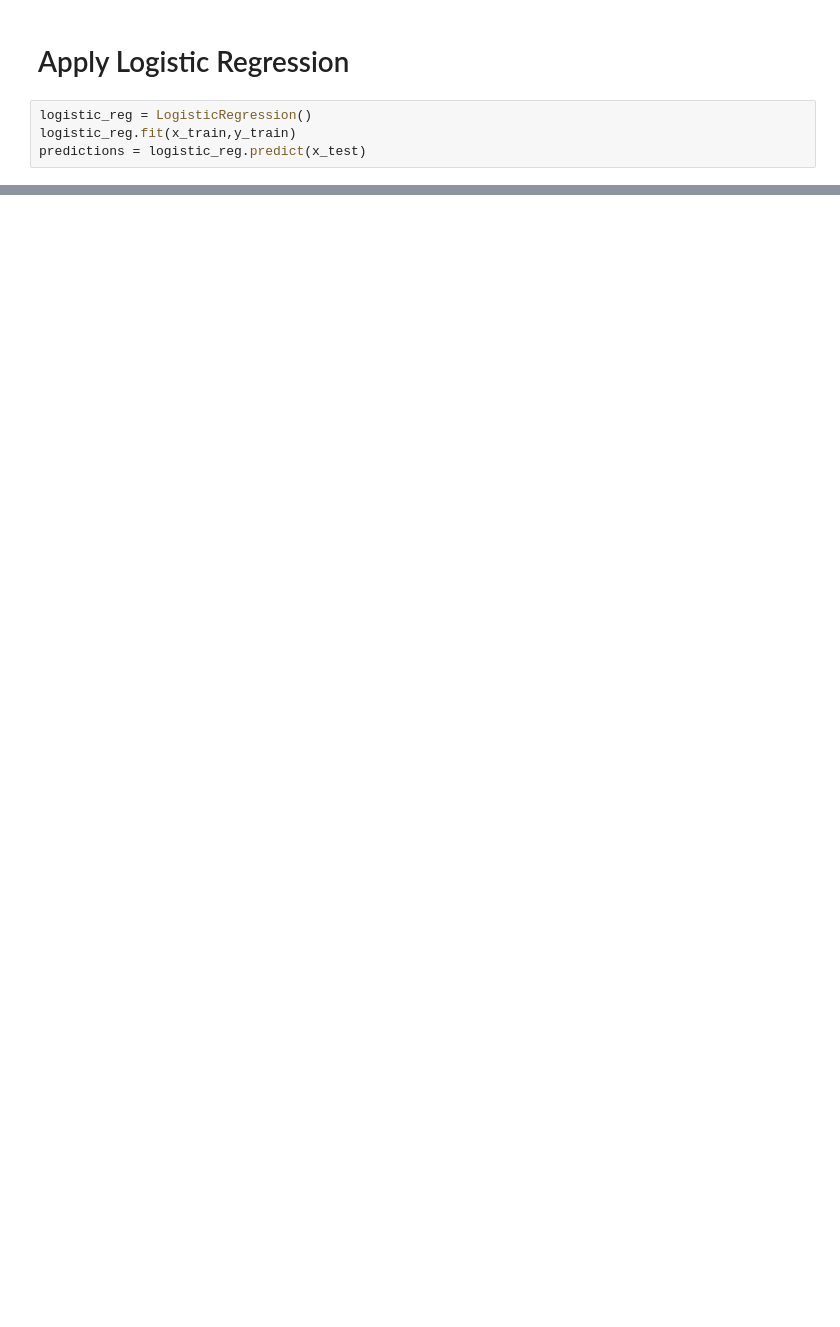
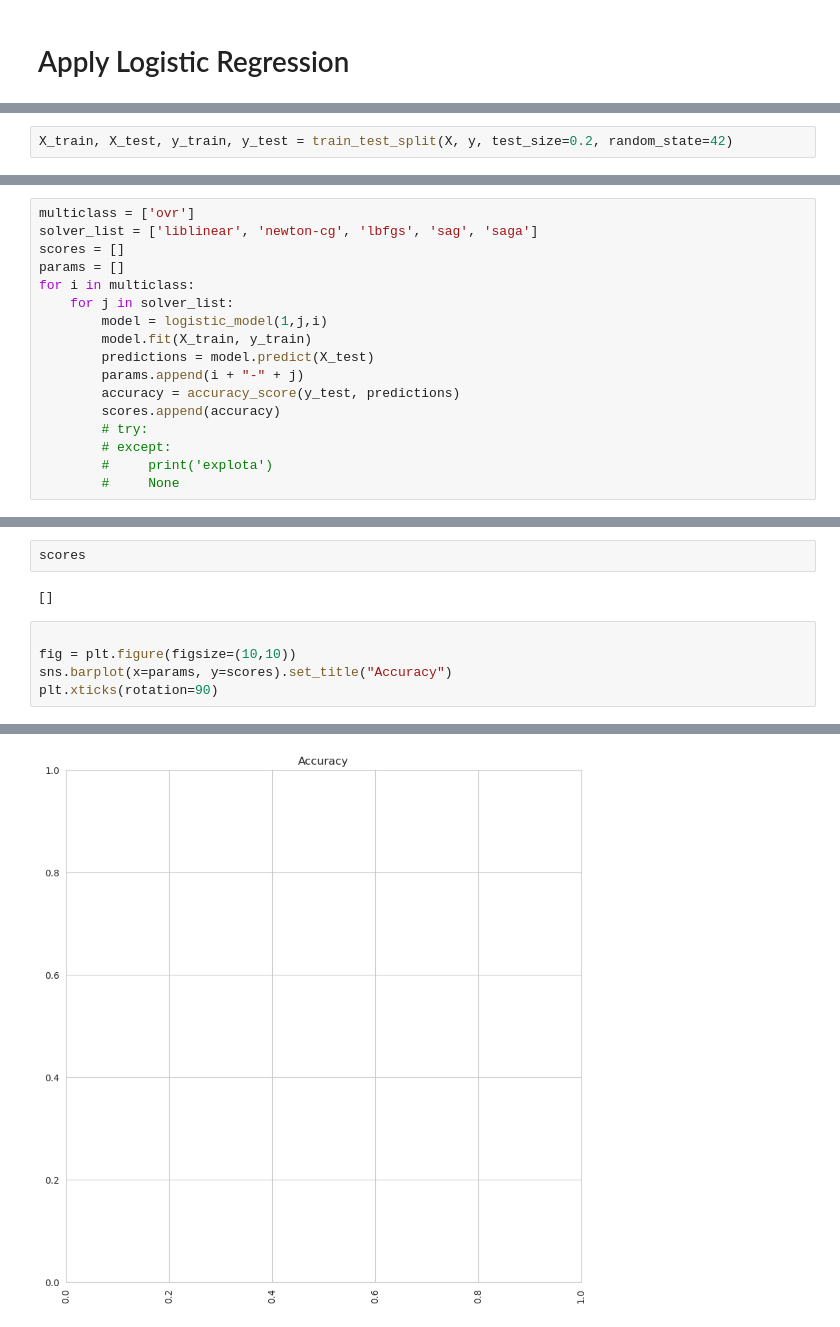
Before and after one commit to alejo-cuello/research-on-argentina, a Jupyter notebook: notebooks/0.5.b-alejo-model_logistic_regression.ipynb, the cells around one changed output, grey strips where cells are left out. Cells and saved outputs as stored; diff of their text form; blank space fills up the shorter version.

Commit message:
Linear regression draft

```diff
--- a/notebooks/0.5.b-alejo-model_logistic_regression.ipynb
+++ b/notebooks/0.5.b-alejo-model_logistic_regression.ipynb
@@ -153,6 +167,2 @@ X.shape, y.shape
 # %% [markdown]
 # Apply Logistic Regression
-# %%
-logistic_reg = LogisticRegression()
-logistic_reg.fit(x_train,y_train)
-predictions = logistic_reg.predict(x_test)
@@ -165,0 +169,2 @@ sns.heatmap(cf, annot=True, square=True, cmap="coolwarm")
+# %%
+X_train, X_test, y_train, y_test = train_test_split(X, y, test_size=0.2, random_state=42)
@@ -165,0 +175,17 @@ sns.heatmap(cf, annot=True, square=True, cmap="coolwarm")
+# %%
+multiclass = ['ovr']
+solver_list = ['liblinear', 'newton-cg', 'lbfgs', 'sag', 'saga']
+scores = []
+params = []
+for i in multiclass:
+    for j in solver_list:
+        model = logistic_model(1,j,i)
+        model.fit(X_train, y_train)
+        predictions = model.predict(X_test)
+        params.append(i + "-" + j)
+        accuracy = accuracy_score(y_test, predictions)
+        scores.append(accuracy)
+        # try:
+        # except:
+        #     print('explota')
+        #     None
@@ -165,0 +204,10 @@ sns.heatmap(cf, annot=True, square=True, cmap="coolwarm")
+# %%
+scores
+# %% [output]
+[]
+# %%
+
+fig = plt.figure(figsize=(10,10))
+sns.barplot(x=params, y=scores).set_title("Accuracy")
+plt.xticks(rotation=90)
+# %% [output]
@@ -165,0 +221 @@ sns.heatmap(cf, annot=True, square=True, cmap="coolwarm")
+[figure, added]
```
Also changed, not shown: parts of 25 cells of this notebook.
